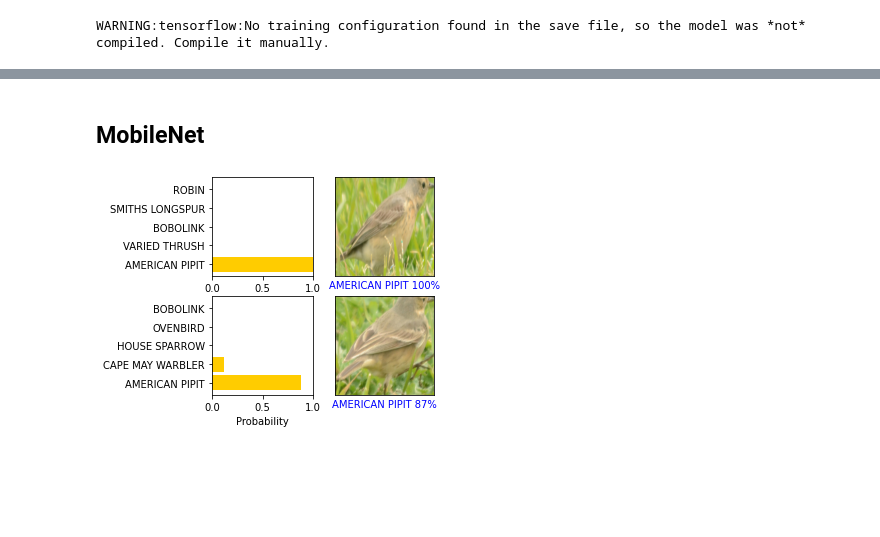
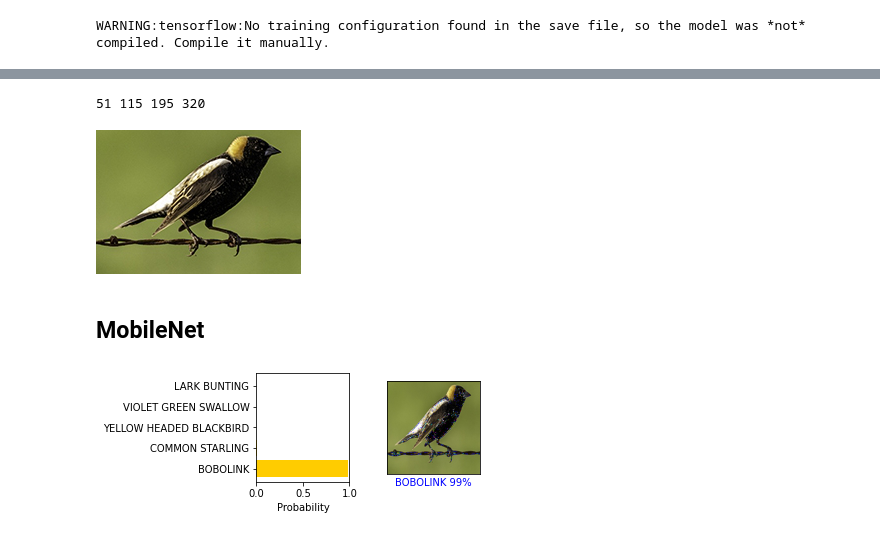
Before and after one commit to Zmek95/Bird_Watching_Companion, a Jupyter notebook: Full_Pipeline.ipynb, the cells around one changed output, grey strips where cells are left out. Drawn from its saved outputs; the diff is of its cells as text; code cells hidden in the pictures; blank space fills up the shorter version.

```diff
--- a/Full_Pipeline.ipynb
+++ b/Full_Pipeline.ipynb
@@ -17,7 +18,7 @@ from src.modules.visualization import image_metrics
 # load yolov3 model
 model = load_model('yolo_model.h5')
 # define our new photo
-photo_filename = 'american_pipits.jpg'
+photo_filename = 'bobolink.jpg'
 # define the labels
 labels = ["person", "bicycle", "car", "motorbike", "aeroplane", "bus", "train", "truck",
 	"boat", "traffic light", "fire hydrant", "stop sign", "parking meter", "bench",
@@ -46,17 +45,0 @@ bird 99.74454641342163
-# %%
-
-cropped_images = []
-
-for box in v_boxes:
-    y1, x1, y2, x2 = box.ymin, box.xmin, box.ymax, box.xmax
-
-    print(y1, x1, y2, x2)
-
-
-
-    image = Image.open('american_pipits.jpg')
-    image = image.convert('RGB')
-
-    cropped_image = image.crop((x1,y1,x2,y2))
-    cropped_images.append(cropped_image)
-    cropped_image.show()
@@ -68,3 +46,8 @@ for box in v_boxes:
+# %%
+cropped_images = image_cropper(photo_filename, v_boxes)
+# %% [output]
+51 115 195 320
+[figure, added]
 # %% [markdown]
 ## MobileNet
 # %%
@@ -74,26 +57,25 @@ class_names = ['AFRICAN CROWNED CRANE', 'AFRICAN FIREFINCH', 'ALBATROSS', 'ALEXA
 # %%
-
-num_rows = 2 #len(cropped_images)
+num_rows = len(cropped_images)
 num_cols = 1
 size = (224,224)
 resized_images = []
 print_images = []
 
 for image in cropped_images:
     np_img = np.asarray(image)
     image_resized = tf.image.resize(np_img, size, method='lanczos3', antialias=True)
 
     print_images.append(image_resized.numpy())
 
     image_resized = expand_dims(image_resized, 0)
     resized_images.append(image_resized)
 
 predictions = loaded_model.predict(np.vstack(resized_images))
 
 image_metrics(num_rows, num_cols, predictions, print_images, class_names)
 plt.show()
 # %% [output]
-[figure, old version]
+[figure, new version]
 # %%
 with open("bird_classes.csv", "w", newline="") as f:
     writer = csv.writer(f,delimiter='\n')
```
Also changed, not shown: parts of 3 cells of this notebook, 3 other files.
